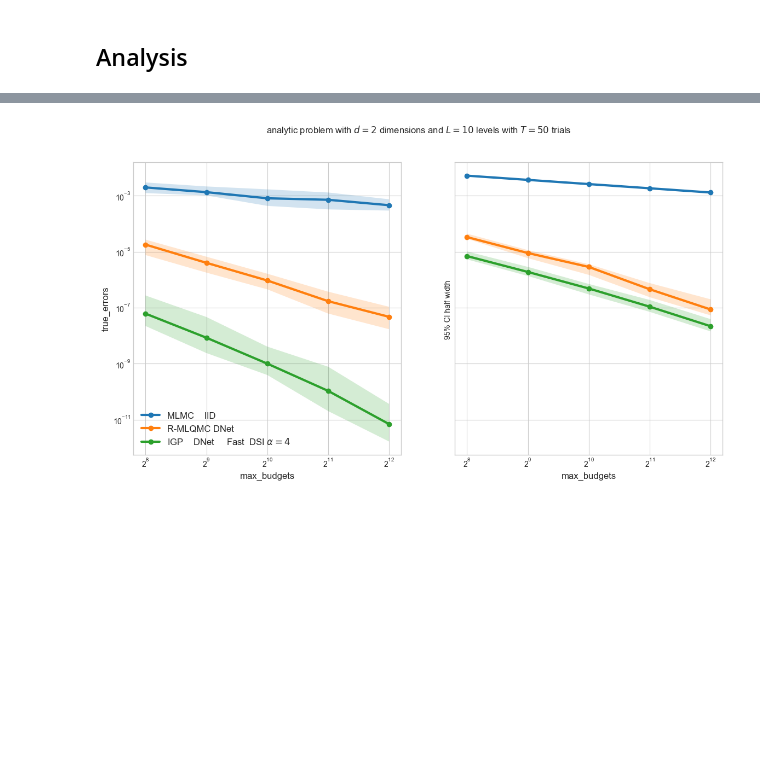
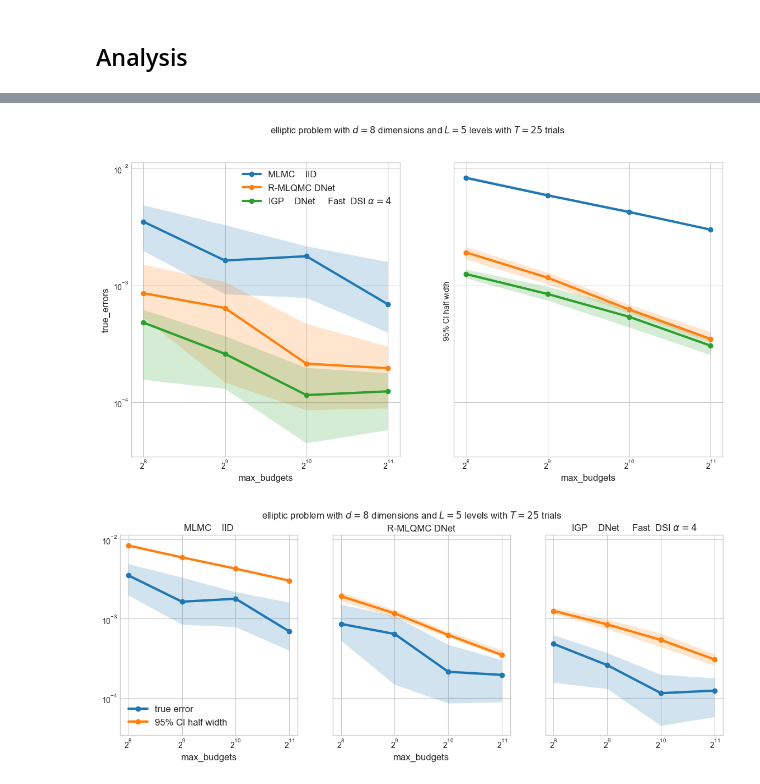
Before and after one commit to sandialabs/mlqmcpy, a Jupyter notebook: examples/budgeted_comparison.ipynb, the cells around one changed output, grey strips where cells are left out. Cells and saved outputs as stored; diff of their text form; code cells hidden in the pictures; blank space fills up the shorter version.

Commit message:
borehole example

```diff
--- a/examples/budgeted_comparison.ipynb
+++ b/examples/budgeted_comparison.ipynb
@@ -23,8 +23,9 @@ alpha = .2
 ## Experiment
 # %%
 force_experiment = True
-problem_dim_levels = (analytic,2,10)
-#problem_dim_levels = (elliptic,8,4)
+#problem_dim_levels = (analytic,2,10)
+#problem_dim_levels = (borehole,8,2)
+problem_dim_levels = (elliptic,8,5)
 #problem_dim_levels = (asian_option,16,8)
 problem,dimension,num_levels = problem_dim_levels
 dataroot = "budgeted_comparison_data/comp.%s.d%d.levels%d.DNET.SCRATCH/"%(problem.__name__,dimension,num_levels)
@@ -32,13 +33,13 @@ if not os.path.exists(dataroot): os.makedirs(dataroot)
 
 if not os.path.isfile(dataroot+"data.npy") or force_experiment:
     # parameters
-    max_budgets = 2**np.arange(8,13)
+    max_budgets = 2**np.arange(8,12)
     initial_cost_prop_max_budget = 1/4
     kwargs_fastgp_fit = {"loss_metric":"MLL","stop_crit_improvement_threshold":5e-1,"verbose":0}
     refit_gps = True
     n_ref = 2**18
     replications = 8
-    trials = 50
+    trials = 25
     verbose = max(1,trials//5)
     zip_name_IteratorClass_kwargs = [
         # ## MLMC
@@ -100,6 +101,7 @@ if not os.path.isfile(dataroot+"data.npy") or force_experiment:
     means = np.empty((len(zip_name_IteratorClass_kwargs),len(max_budgets),trials))
     std_errors = np.empty((len(zip_name_IteratorClass_kwargs),len(max_budgets),trials))
     true_errors = np.empty((len(zip_name_IteratorClass_kwargs),len(max_budgets),trials))
+    samples_per_level = np.empty((len(zip_name_IteratorClass_kwargs),len(max_budgets),trials,num_levels))
     for j in range(len(max_budgets)):
         max_budget = max_budgets[j]
         initial_budget = int(initial_cost_prop_max_budget*max_budget)
@@ -130,6 +132,7 @@ if not os.path.isfile(dataroot+"data.npy") or force_experiment:
                 means[i,j,t] = iterator.mean
                 std_errors[i,j,t] = iterator.standard_error
                 true_errors[i,j,t] = np.abs(true_solution-means[i,j,t])
+                samples_per_level[i,j,t] = iterator.total_samples_per_level.copy()
                 if verbose and t%verbose==0:
                     print("\t\ttrial: %-6d iteration: %-6d cost: %-10d mean: %-15.3e std error: %-15.3e true error: %-15.3e"%\
                     (t,iter,costs[i,j,t],means[i,j,t],std_errors[i,j,t],true_errors[i,j,t]))
@@ -204,0 +208,13 @@ as only the FastMultiTaskGaussianProcessMLQMCIterator stays within budget, the r
+# %%
+ncols = samples_per_level.shape[1]
+fig,ax = pyplot.subplots(nrows=1,ncols=ncols,figsize=(WIDTH,WIDTH/3),sharey=True,sharex=True)
+for i in range(ncols):
+    for j in range(len(names)):
+        bplot = ax[i].boxplot(samples_per_level[j,i,:,:],orientation="vertical",label=names[j],patch_artist=True);
+        for patch in bplot['boxes']: patch.set_facecolor(COLORS[j])
+        for patch in bplot['means']: patch.set_facecolor(COLORS[j])
+        for patch in bplot['medians']: patch.set_color(COLORS[j])
+    ax[i].legend(title=r"%s problem with $d = %d$ dimensions and $L = %d$ levels with $T=%d$ trials"%(problem.__name__,dimension,num_levels,trials),fontsize="large")
+    ax[i].set_xlabel("level")
+ax[0].set_ylabel("samples")
+fig.savefig(dataroot+"sample_allocation.pdf",transparent=True,bbox_inches="tight")
@@ -205,25 +223,46 @@ as only the FastMultiTaskGaussianProcessMLQMCIterator stays within budget, the r
 # %%
 confidence = .95
 beta = scipy.stats.norm.ppf(1-(1-confidence)/2)
 fig,ax = pyplot.subplots(nrows=1,ncols=2,figsize=(WIDTH,WIDTH/2),sharey=True,sharex=True)
 for i,name in enumerate(names):
     for j,vals in enumerate([true_errors[i],beta*std_errors[i]]):
         q_low = np.nanquantile(vals,.25,axis=1)
         q_med = np.nanquantile(vals,.5,axis=1)
         q_high = np.nanquantile(vals,.75,axis=1)
         ax[j].plot(max_budgets,q_med,'-o',label=name,linewidth=LW,alpha=1)
         #ax[j].scatter(costs[i],vals,color=COLORS[i])
         ax[j].fill_between(max_budgets,q_low,q_high,alpha=alpha)
 ax[0].legend(frameon=False,fontsize="large")
 ax[0].set_yscale("log",base=10)
 ax[0].set_xscale("log",base=2)
 ax[0].set_ylabel("true_errors",fontsize="large")
 ax[1].set_ylabel("%d%% CI half width "%int(100*confidence))
 for j in range(2):
     ax[j].set_xlabel("max_budgets",fontsize="large")
 fig.suptitle(r"%s problem with $d = %d$ dimensions and $L = %d$ levels with $T=%d$ trials"%(problem.__name__,dimension,num_levels,trials),fontsize="large");
+fig.savefig(dataroot+"convergence_by_error.pdf",transparent=True,bbox_inches="tight")
+confidence = .95
+beta = scipy.stats.norm.ppf(1-(1-confidence)/2)
+fig,ax = pyplot.subplots(nrows=1,ncols=len(names),figsize=(WIDTH,WIDTH/len(names)),sharey=True,sharex=True)
+for i,name in enumerate(names):
+    for j,(error_metric,vals) in enumerate(zip(["true error","%d%% CI half width "%int(100*confidence)],[true_errors[i],beta*std_errors[i]])):
+        q_low = np.nanquantile(vals,.25,axis=1)
+        q_med = np.nanquantile(vals,.5,axis=1)
+        q_high = np.nanquantile(vals,.75,axis=1)
+        ax[i].plot(max_budgets,q_med,'-o',label=error_metric,linewidth=LW,alpha=1)
+        #ax[j].scatter(costs[i],vals,color=COLORS[i])
+        ax[i].fill_between(max_budgets,q_low,q_high,alpha=alpha)
+        ax[i].set_title(name,fontsize="large")
+ax[0].legend(frameon=False,fontsize="large")
+ax[0].set_yscale("log",base=10)
+ax[0].set_xscale("log",base=2)
+for j in range(2):
+    ax[j].set_xlabel("max_budgets",fontsize="large")
+fig.suptitle(r"%s problem with $d = %d$ dimensions and $L = %d$ levels with $T=%d$ trials"%(problem.__name__,dimension,num_levels,trials),fontsize="large");
+fig.savefig(dataroot+"convergence_by_method.pdf",transparent=True,bbox_inches="tight")
 # %% [output]
-[figure, old version]
+[figure, new version]
+[figure, added]
 # %%
 fig,ax = pyplot.subplots(nrows=1,ncols=len(max_budgets),figsize=(WIDTH*2,WIDTH/(len(max_budgets)+1)*2),sharex=True,sharey=True)
 for j in range(len(max_budgets)):
```
Also changed, not shown: parts of 7 cells of this notebook, 3 other files.
